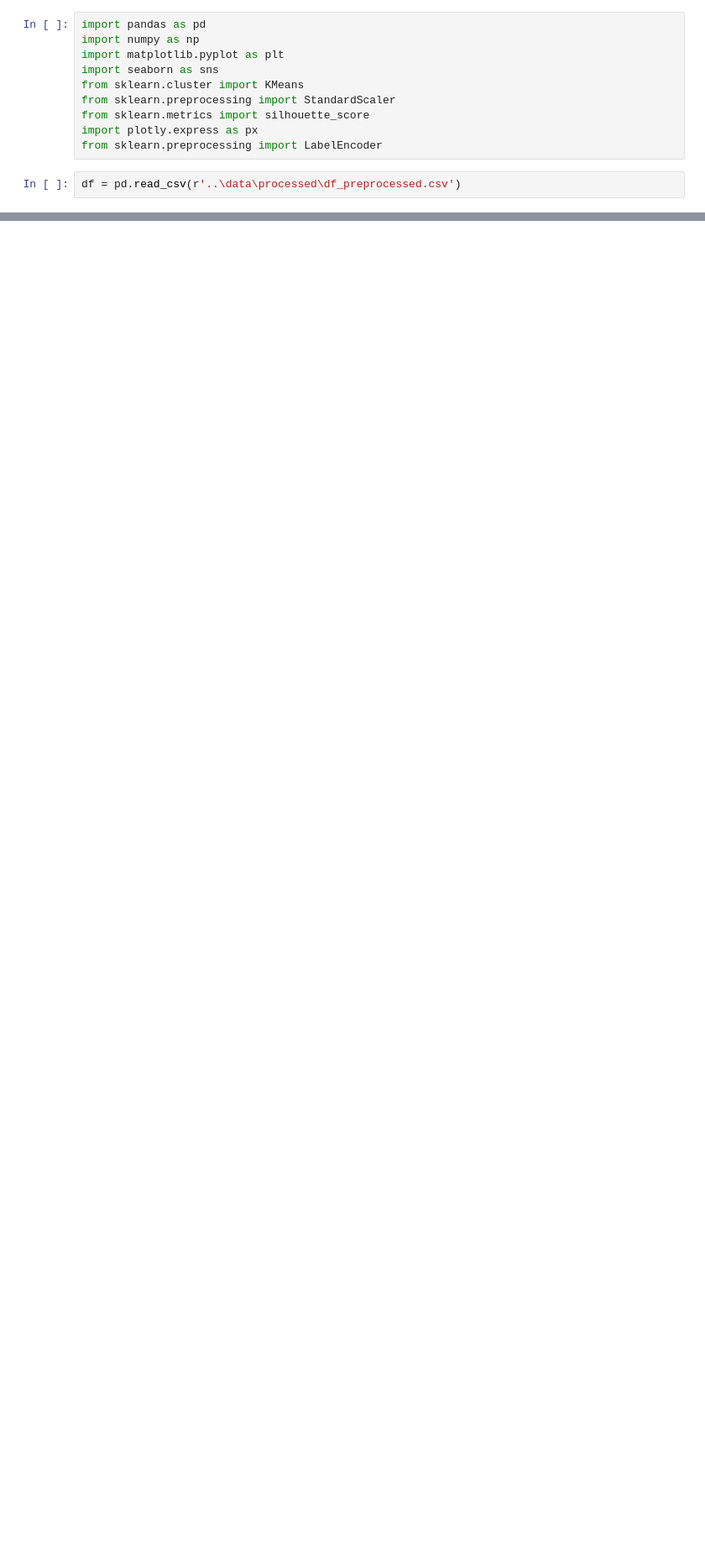
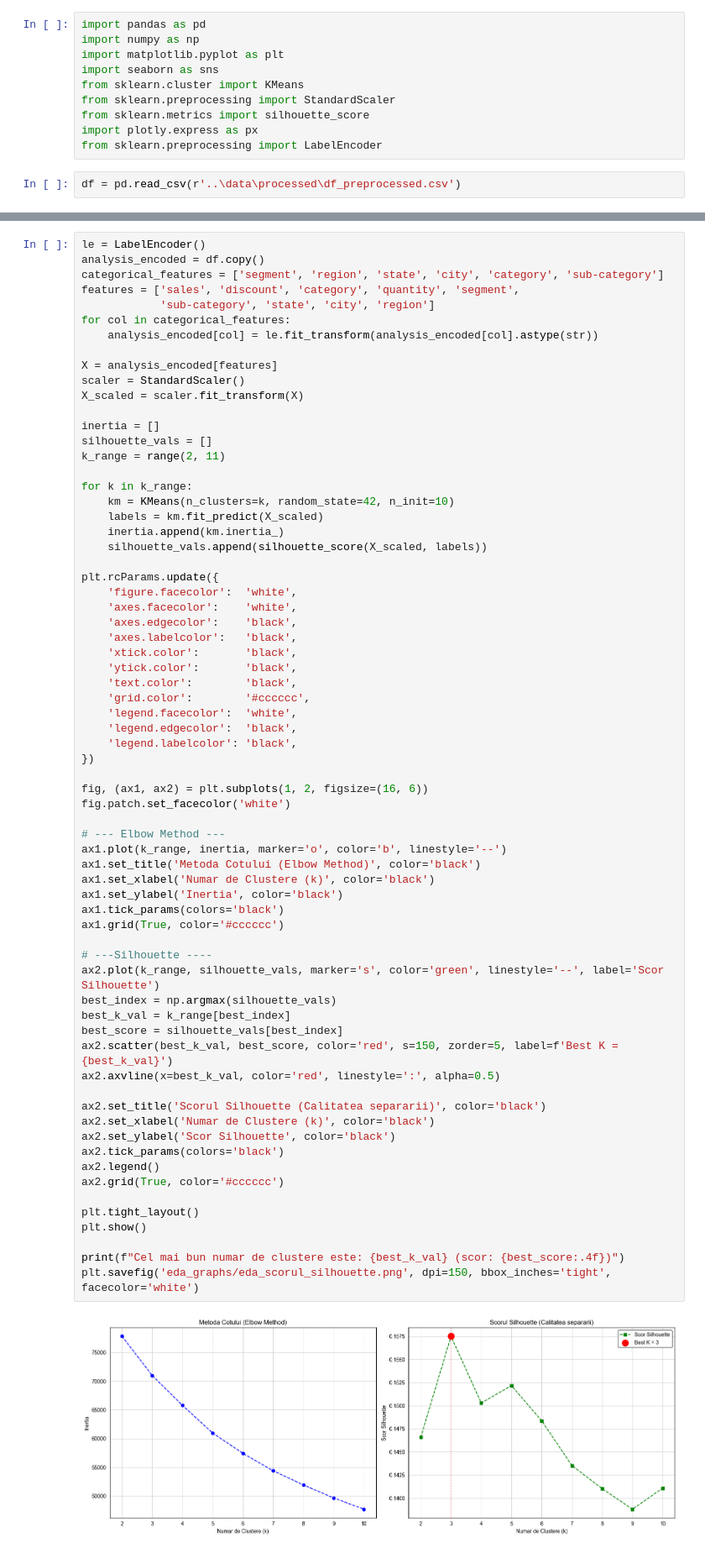
Before and after one commit to datiaxe/transactions_profit_prediction, a Jupyter notebook: notebooks/clustering.ipynb, the cells around one changed output, grey strips where cells are left out. Shown at 84% size. Cells and saved outputs as stored; diff of their text form; blank space fills up the shorter version.

```diff
--- a/notebooks/clustering.ipynb
+++ b/notebooks/clustering.ipynb
@@ -65,0 +13,70 @@ Cel mai bun numar de clustere este: 3 (scor: 0.1575)
+# %%
+le = LabelEncoder()
+analysis_encoded = df.copy()
+categorical_features = ['segment', 'region', 'state', 'city', 'category', 'sub-category']
+features = ['sales', 'discount', 'category', 'quantity', 'segment',
+            'sub-category', 'state', 'city', 'region']
+for col in categorical_features:
+    analysis_encoded[col] = le.fit_transform(analysis_encoded[col].astype(str))
+
+X = analysis_encoded[features]
+scaler = StandardScaler()
+X_scaled = scaler.fit_transform(X)
+
+inertia = []
+silhouette_vals = []
+k_range = range(2, 11)
+
+for k in k_range:
+    km = KMeans(n_clusters=k, random_state=42, n_init=10)
+    labels = km.fit_predict(X_scaled)
+    inertia.append(km.inertia_)
+    silhouette_vals.append(silhouette_score(X_scaled, labels))
+
+plt.rcParams.update({
+    'figure.facecolor':  'white',
+    'axes.facecolor':    'white',
+    'axes.edgecolor':    'black',
+    'axes.labelcolor':   'black',
+    'xtick.color':       'black',
+    'ytick.color':       'black',
+    'text.color':        'black',
+    'grid.color':        '#cccccc',
+    'legend.facecolor':  'white',
+    'legend.edgecolor':  'black',
+    'legend.labelcolor': 'black',
+})
+
+fig, (ax1, ax2) = plt.subplots(1, 2, figsize=(16, 6))
+fig.patch.set_facecolor('white')
+
+# --- Elbow Method ---
+ax1.plot(k_range, inertia, marker='o', color='b', linestyle='--')
+ax1.set_title('Metoda Cotului (Elbow Method)', color='black')
+ax1.set_xlabel('Numar de Clustere (k)', color='black')
+ax1.set_ylabel('Inertia', color='black')
+ax1.tick_params(colors='black')
+ax1.grid(True, color='#cccccc')
+
+# ---Silhouette ----
+ax2.plot(k_range, silhouette_vals, marker='s', color='green', linestyle='--', label='Scor Silhouette')
+best_index = np.argmax(silhouette_vals)
+best_k_val = k_range[best_index]
+best_score = silhouette_vals[best_index]
+ax2.scatter(best_k_val, best_score, color='red', s=150, zorder=5, label=f'Best K = {best_k_val}')
+ax2.axvline(x=best_k_val, color='red', linestyle=':', alpha=0.5)
+
+ax2.set_title('Scorul Silhouette (Calitatea separarii)', color='black')
+ax2.set_xlabel('Numar de Clustere (k)', color='black')
+ax2.set_ylabel('Scor Silhouette', color='black')
+ax2.tick_params(colors='black')
+ax2.legend()
+ax2.grid(True, color='#cccccc')
+
+plt.tight_layout()
+plt.show()
+
+print(f"Cel mai bun numar de clustere este: {best_k_val} (scor: {best_score:.4f})")
+plt.savefig('eda_graphs/eda_scorul_silhouette.png', dpi=150, bbox_inches='tight', facecolor='white')
+# %% [output]
+[figure, added]
```
Also changed, not shown: parts of 3 cells of this notebook, 14 other files.
